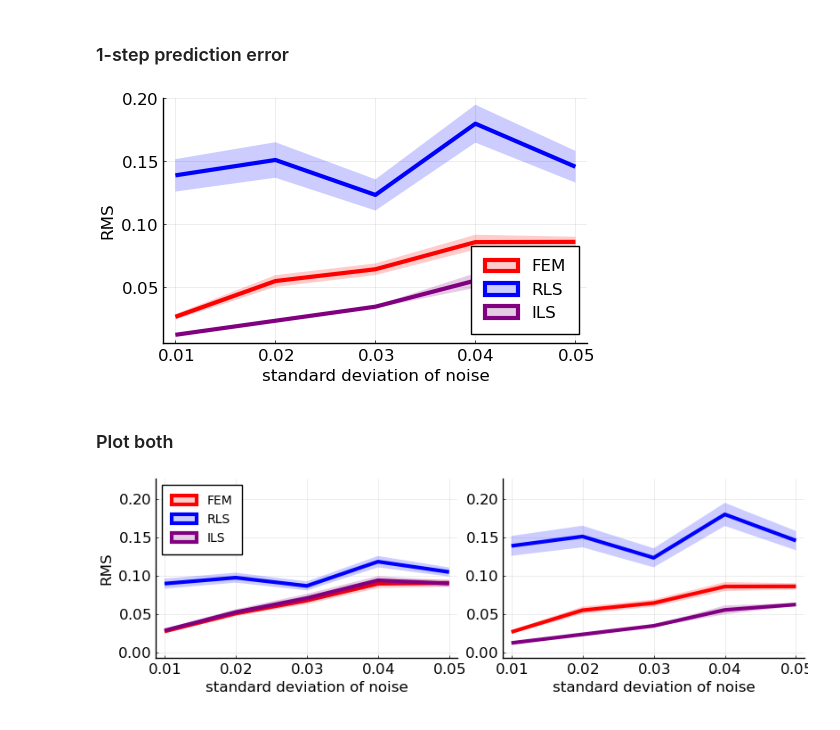
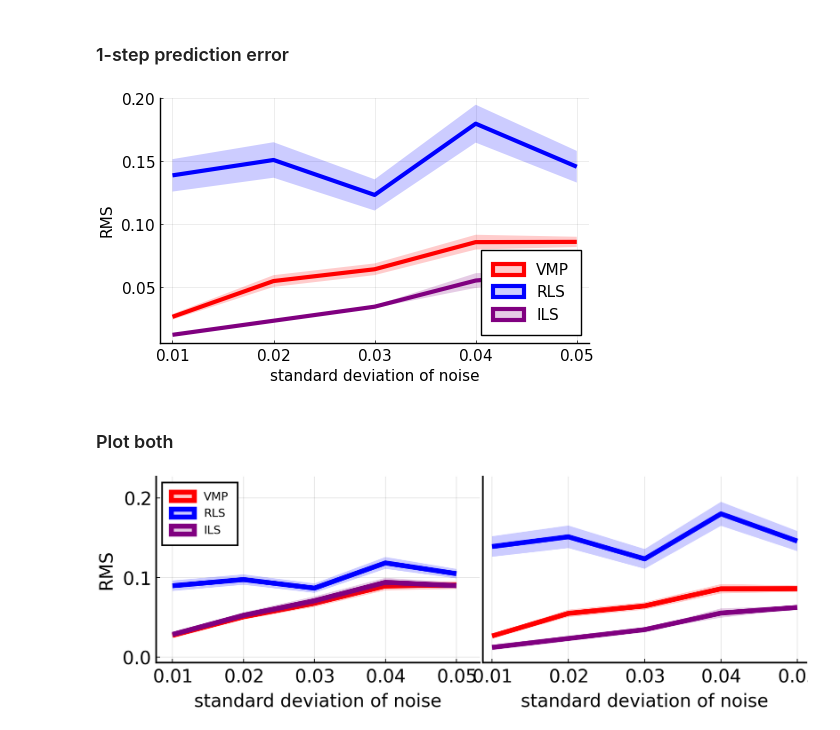
Before and after one commit to biaslab/ACC2022-vmpNARMAX, a Jupyter notebook: experiments/visualize-sweep-noise.ipynb, the cells around one changed output. Cells and saved outputs as stored; diff of their text form; code cells hidden in the pictures.

```diff
--- a/experiments/visualize-sweep-noise.ipynb
+++ b/experiments/visualize-sweep-noise.ipynb
@@ -197,7 +197,7 @@ p6 = plot(stde[which_noises],
           results_prd_FEM[:,which_size,1],
           ribbon=[results_prd_FEM[:,which_size,2] results_prd_FEM[:,which_size,2]],
           color="red",
-          label="FEM",
+          label="VMP",
           linewidth=linewidth,
           fillalpha=alpha,
           xlabel="standard deviation of noise",
@@ -218,7 +218,7 @@ plot!(stde[which_noises], results_prd_ILS[:,which_size,1],
      label="ILS")
 # vline!([sqrt(inv(mτ_chosen))], color="black", label="prior τ")
 # %% [output]
-[figure, old version]
+[figure, new version]
 # %%
 savefig(p6, "figures/sweep-stde-RMS-prd_deg"*string(deg)*"_order"*string(order)*"_basis"*string(basis)*"_sem.png")
 # %% [markdown]
@@ -228,15 +228,17 @@ p7 = plot(stde[which_noises],
           results_sim_FEM[:,which_size,1],
           ribbon=[results_sim_FEM[:,which_size,2] results_sim_FEM[:,which_size,2]],
           color="red",
-          label="FEM",
+          label="VMP",
           linewidth=linewidth,
           fillalpha=alpha,
           xlabel="standard deviation of noise",
           ylims=[0., 0.22],
+          xlims=[0.009, 0.052],
+          xticks=[0.01, 0.02, 0.03, 0.04, 0.05],
+          yticks=[0.0, 0.1, 0.2],
           legend=:topleft,
-          legendfont=10,
-          ylabel="RMS",
-          size=(500,300))
+          legendfont=7,
+          ylabel="RMS")
 plot!(stde[which_noises], results_sim_RLS[:,which_size,1],
      ribbon=[results_sim_RLS[:,which_size,2] results_sim_RLS[:,which_size,2]],
      color="blue",
@@ -246,36 +248,37 @@ plot!(stde[which_noises], results_sim_RLS[:,which_size,1],
 plot!(stde[which_noises], results_sim_ILS[:,which_size,1],
      ribbon=[results_sim_ILS[:,which_size,2] results_sim_ILS[:,which_size,2]],
      color="purple",
      linewidth=linewidth,
      fillalpha=alpha,
      label="ILS")
 
 p8 = plot(stde[which_noises],
           results_prd_FEM[:,which_size,1],
           ribbon=[results_prd_FEM[:,which_size,2] results_prd_FEM[:,which_size,2]],
           color="red",
           label="",
           linewidth=linewidth,
           fillalpha=alpha,
           xlabel="standard deviation of noise",
           ylims=[0., 0.22],
-          ylabel="",
-          size=(500,300))
+#           yticks=[0.0, 0.1, 0.2],
+          yticks=:none,
+          ylabel="")
 plot!(stde[which_noises], results_prd_RLS[:,which_size,1],
      ribbon=[results_prd_RLS[:,which_size,2] results_prd_RLS[:,which_size,2]],
      color="blue",
      linewidth=linewidth,
      fillalpha=alpha,
      label="")
 plot!(stde[which_noises], results_prd_ILS[:,which_size,1],
      ribbon=[results_prd_ILS[:,which_size,2] results_prd_ILS[:,which_size,2]],
      color="purple",
      linewidth=linewidth,
      fillalpha=alpha,
      label="")
 
-p9 = plot(p7, p8, layout=(1,2), size=(800,250))
+p9 = plot(p7, p8, layout=(1,2), dpi=300, size=(600,200))
 # %% [output]
-[figure, old version]
+[figure, new version]
 # %%
 savefig(p9, "figures/sweep-stde-RMS_deg"*string(deg)*"_order"*string(order)*"_basis"*string(basis)*"_sem.png")
```
Also changed, not shown: parts of 4 cells of this notebook, 24 other files.
